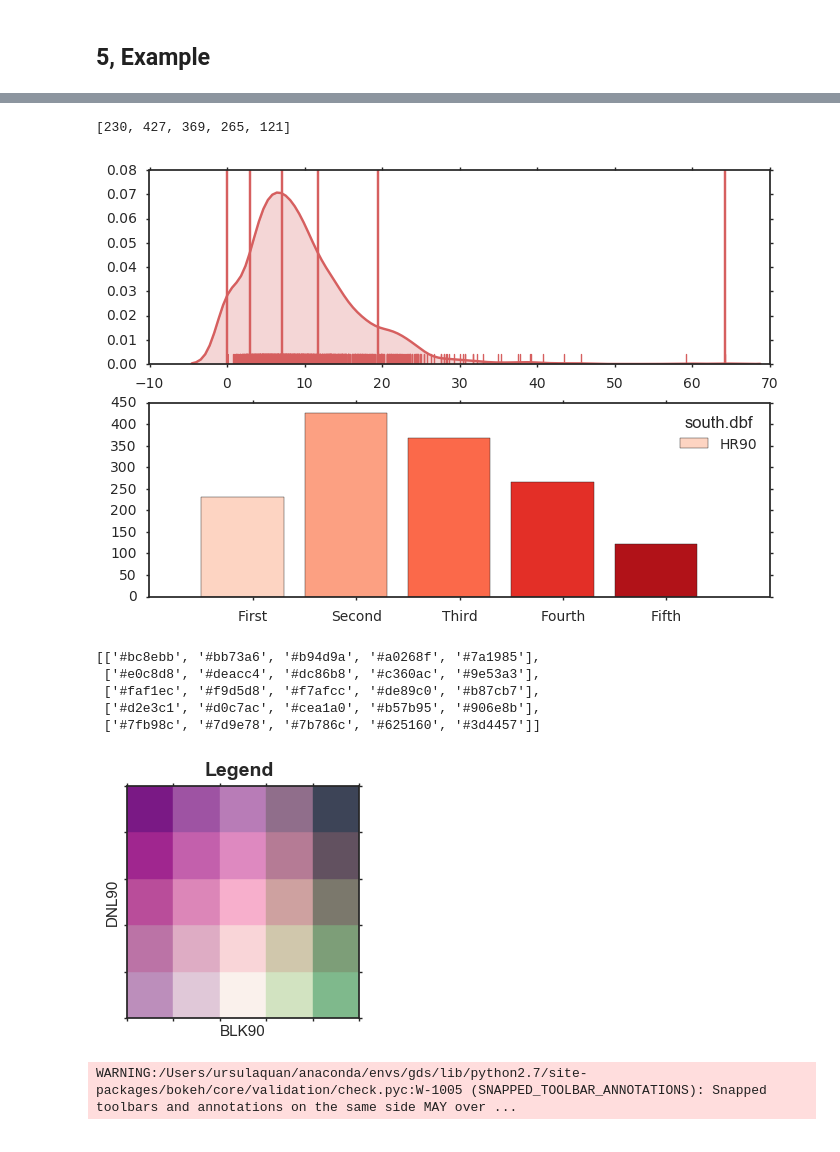
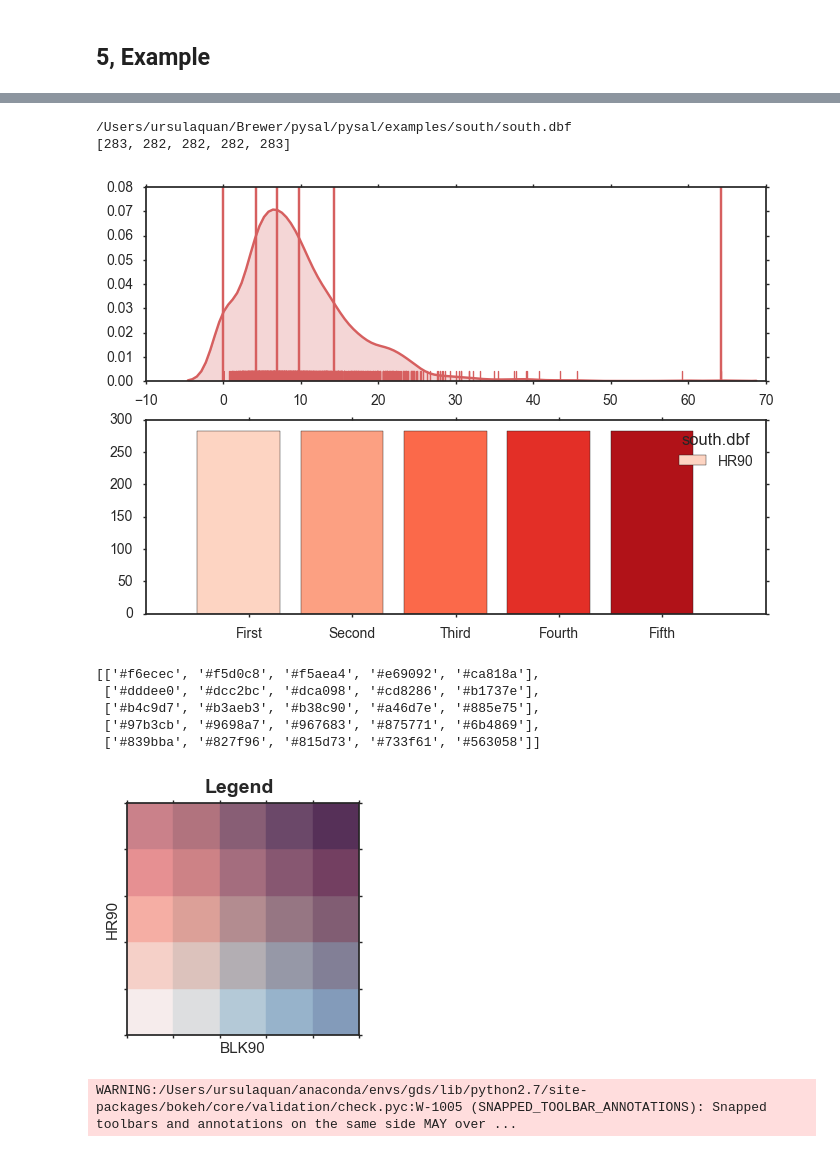
Before and after one commit to UrsulaQuan/pysal, a Jupyter notebook: pysal/contrib/viz/UrsulaBivariateMapping/GIS322 Final Project.ipynb, the cells around one changed output, grey strips where cells are left out. Saved outputs shown, nothing was run; the diff lists cells and outputs as text; code cells hidden in the pictures.

Commit message:
Ursula BivariateChropleth Map

```diff
--- a/pysal/contrib/viz/UrsulaBivariateMapping/GIS322 Final Project.ipynb
+++ b/pysal/contrib/viz/UrsulaBivariateMapping/GIS322 Final Project.ipynb
@@ -120,6 +152,11 @@ import struct
 # %%
 from itertools import groupby
 class Plotting (Classifications):
+    #
+    # __author__ = "Quan Zhou"
+    # __all__ = ['distributions','legend']
+    # To plot values distributions and generate legend.
+    #
     def __init__(self, shape_name, cla_method, attribute, k):
         #
         # shape_name: string-->the name of shapefile(***.shp)
@@ -215,3 +252,16 @@ class Plotting (Classifications):
                 plt.savefig('Legend', dpi = 80)
 
         return legend
+    def togeojson (self):
+        rigids = []
+        width = 1./self.k
+        for i in range(self.k):
+            left = i * width
+            right = left + width
+            for j in range(self.k):
+                top = (self.k-i)*width
+                bottom = top - width
+                rigids.append({ "type": "Feature", "properties": { "left": left, "top": top, "right": right, "bottom": bottom }, "geometry": { "type": "Polygon", "coordinates": [ [ [ left, top ], [ right, top ], [ right, bottom ], [ left, bottom ], [ left, top ] ] ] } })
+        print(rigids)
+        ld = {"type":"FeatureCollection","crs":{"type":"name","properties":{"name": "urn:ogc:def:crs:EPSG::4322" }},"features":rigids}
+        return ld
@@ -379,4 +392,4 @@ array([0, 1, 2, 3, 4])
 # %%
-p1 = Plotting(shape_name = 'south.dbf', cla_method = 'NB', attribute ='BLK90', k=5)
+p1 = Plotting(shape_name = 'south.dbf', cla_method = 'QT', attribute ='BLK90', k=5)
 p1.distribution('b','Blues')
 # %% [output]
@@ -385,19 +399,20 @@ p1.distribution('b','Blues')
 # %%
-p2 = Plotting(shape_name = 'south.dbf', cla_method = 'NB', attribute ='HR90', k=5)
+p2 = Plotting(shape_name = 'south.dbf', cla_method = 'QT', attribute ='HR90', k=5)
 p2.distribution('r','Reds')
 # %% [output]
-[230, 427, 369, 265, 121]
+/Users/ursulaquan/Brewer/pysal/pysal/examples/south/south.dbf
+[283, 282, 282, 282, 283]
-[figure, old version]
+[figure, new version]
 # %%
-ld = p1.legend('RdPu','PRGn',attribute2 = 'DNL90')
+ld = p1.legend('Reds','Blues',attribute2 = 'HR90')
 ld
 # %% [output]
-[['#bc8ebb', '#bb73a6', '#b94d9a', '#a0268f', '#7a1985'],
- ['#e0c8d8', '#deacc4', '#dc86b8', '#c360ac', '#9e53a3'],
- ['#faf1ec', '#f9d5d8', '#f7afcc', '#de89c0', '#b87cb7'],
- ['#d2e3c1', '#d0c7ac', '#cea1a0', '#b57b95', '#906e8b'],
- ['#7fb98c', '#7d9e78', '#7b786c', '#625160', '#3d4457']]
+[['#f6ecec', '#f5d0c8', '#f5aea4', '#e69092', '#ca818a'],
+ ['#dddee0', '#dcc2bc', '#dca098', '#cd8286', '#b1737e'],
+ ['#b4c9d7', '#b3aeb3', '#b38c90', '#a46d7e', '#885e75'],
+ ['#97b3cb', '#9698a7', '#967683', '#875771', '#6b4869'],
+ ['#839bba', '#827f96', '#815d73', '#733f61', '#563058']]
-[figure, old version]
+[figure, new version]
 # %%
 choroplethmap('south.shp',classification,classification2,ld)
 # %% [output]
```
Also changed, not shown: parts of 13 cells of this notebook, 13 other files.
